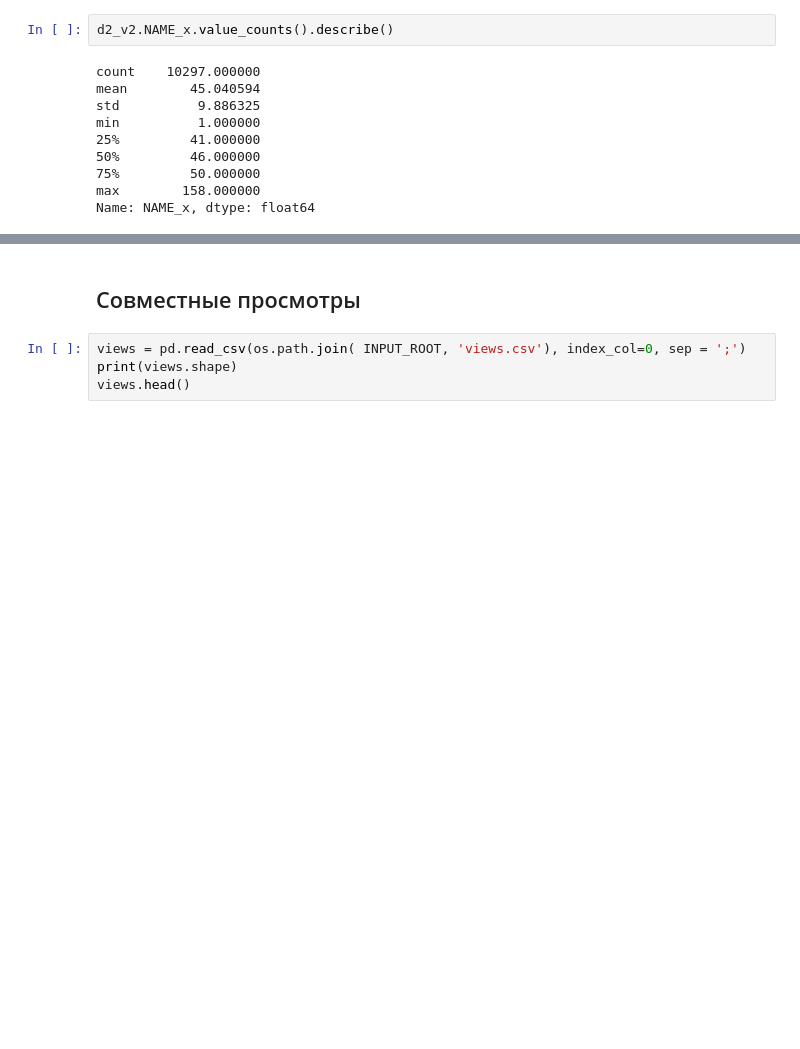
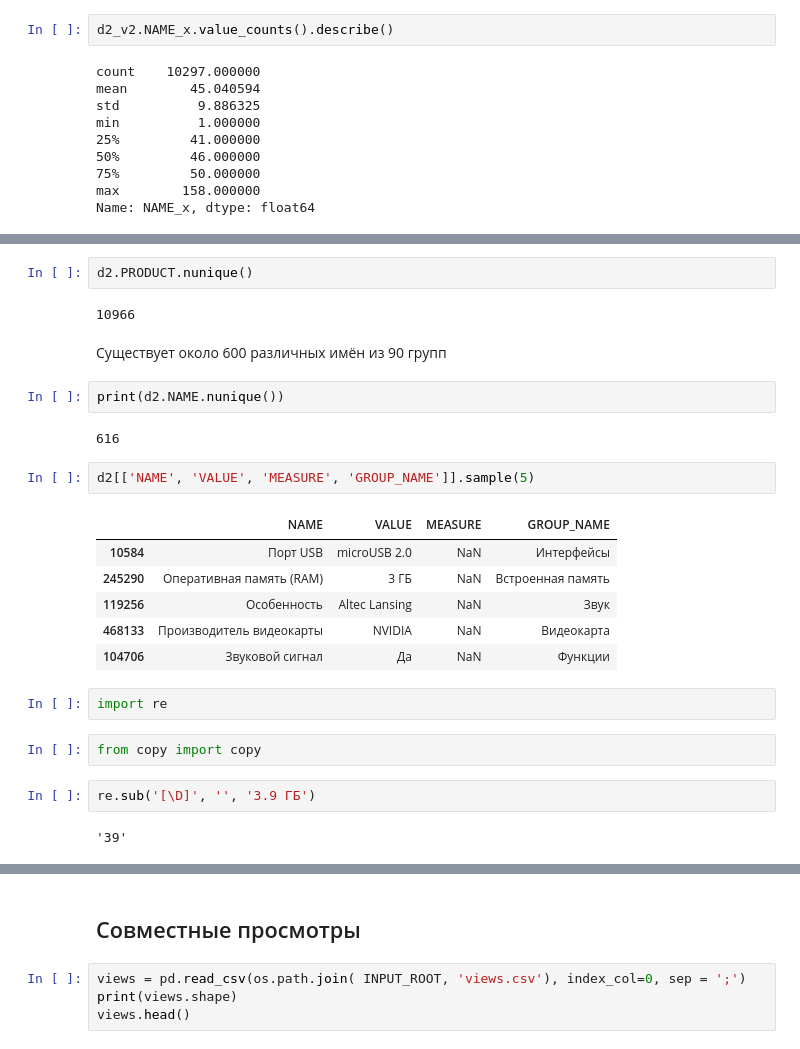
Before and after one commit to avidale/mvideo_hack, a Jupyter notebook: exploratory/all_datasets_lookat.ipynb, the cells around one changed output, grey strips where cells are left out. Drawn from its saved outputs; the diff is of its cells as text; blank space fills up the shorter version.

```diff
--- a/exploratory/all_datasets_lookat.ipynb
+++ b/exploratory/all_datasets_lookat.ipynb
@@ -343,3 +351,30 @@ d2.head()
 | 2 | 20022936 | 4120101 | 63 | IRONS | Rowenta | 1 | 20022936 | 36 | ... |
 | 3 | 20022936 | 4120101 | 63 | IRONS | Rowenta | 1 | 20022936 | 202 | ... |
 | 4 | 20022936 | 4120101 | 63 | IRONS | Rowenta | 1 | 20022936 | 954 | ... |
+# %%
+d2.PRODUCT.nunique()
+# %% [output]
+10966
+# %% [markdown]
+Существует около 600 различных имён из 90 групп
+# %%
+print(d2.NAME.nunique())
+# %% [output]
+616
+# %%
+d2[['NAME', 'VALUE', 'MEASURE', 'GROUP_NAME']].sample(5)
+# %% [output]
+|  | NAME | VALUE | MEASURE | GROUP_NAME |
+| 10584 | Порт USB | microUSB 2.0 | NaN | Интерфейсы |
+| 245290 | Оперативная память (RAM) | 3 ГБ | NaN | Встроенная память |
+| 119256 | Особенность | Altec Lansing | NaN | Звук |
+| 468133 | Производитель видеокарты | NVIDIA | NaN | Видеокарта |
+| 104706 | Звуковой сигнал | Да | NaN | Функции |
+# %%
+import re
+# %%
+from copy import copy
+# %%
+re.sub('[\D]', '', '3.9 ГБ')
+# %% [output]
+'39'
```
Also changed, not shown: parts of 12 cells of this notebook, 5 other files.
